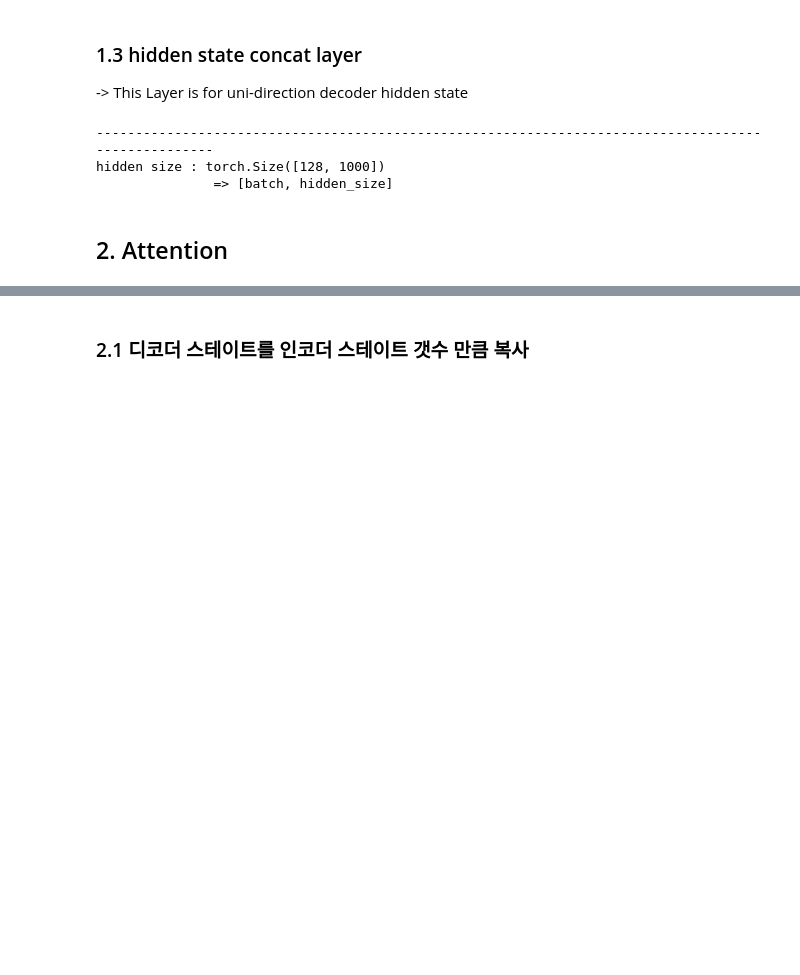
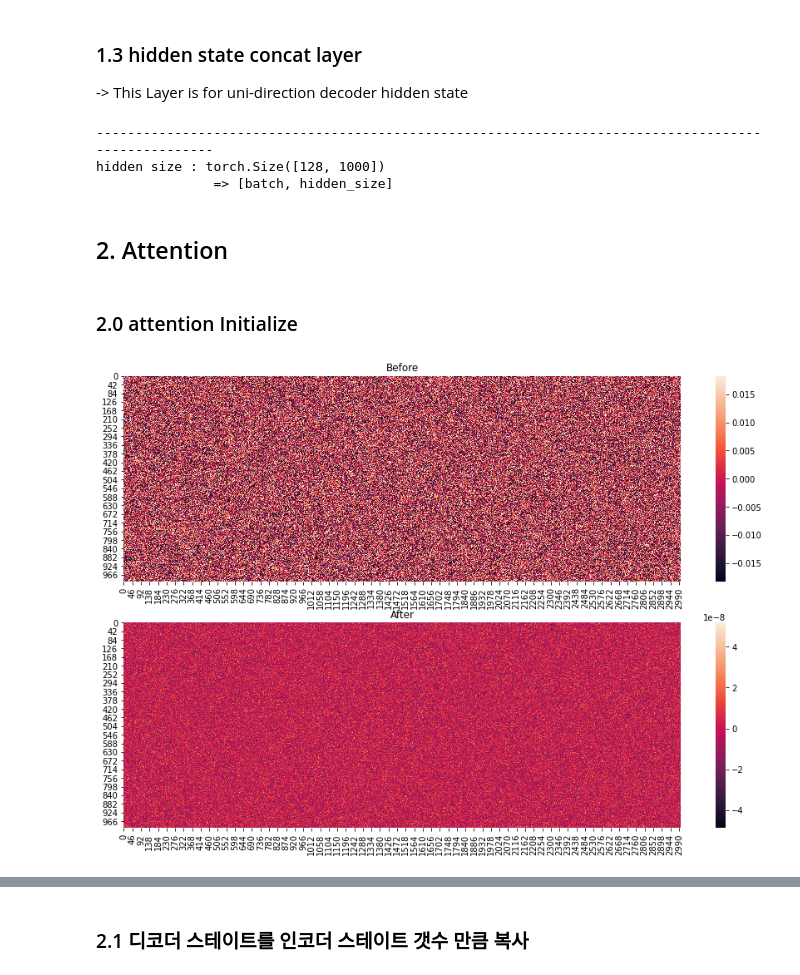
Before and after one commit to GyuminJack/torchstudy, a Jupyter notebook: 03Mar/01_refcode/3 - Neural Machine Translation by Jointly Learning to Align and Translate.ipynb, the cells around one changed output, grey strips where cells are left out. Drawn from its saved outputs; the diff is of its cells as text; code cells hidden in the pictures; blank space fills up the shorter version.

```diff
--- a/03Mar/01_refcode/3 - Neural Machine Translation by Jointly Learning to Align and Translate.ipynb
+++ b/03Mar/01_refcode/3 - Neural Machine Translation by Jointly Learning to Align and Translate.ipynb
@@ -215,6 +226,20 @@ enc_hid_dim = 1000
 dec_hid_dim = 1000
 attn = nn.Linear((enc_hid_dim * 2) + dec_hid_dim, dec_hid_dim).to(device)
 v = nn.Linear(dec_hid_dim, 1, bias = False).to(device)
+# %% [markdown]
+### 2.0 attention Initialize
+# %%
+attn = nn.Linear((1000 * 2) + 1000, 1000).to(device)
+# %%
+fig, ax = plt.subplots(2, 1, figsize = (15, 10))
+
+for name, parameters in attn.named_parameters():
+    if name == 'weight':
+        sb.heatmap(parameters.data.cpu(), ax = ax[0]).set_title('Before')
+        parameters.data = torch.Tensor(np.random.normal(0, 0.0001**2, list(parameters.data.size())))
+        sb.heatmap(parameters.data.cpu(), ax = ax[1]).set_title('After')
+# %% [output]
+[figure, added]
 # %%
 encoder_outputs = outputs
 batch_size = encoder_outputs.shape[1]
```
Also changed, not shown: parts of 36 cells of this notebook, 1 other file.
